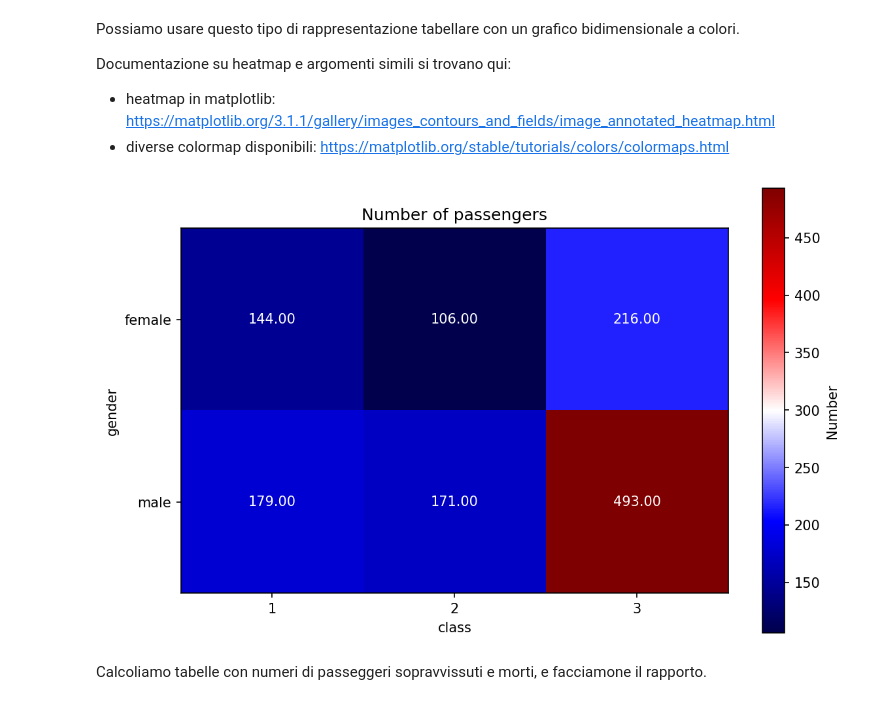
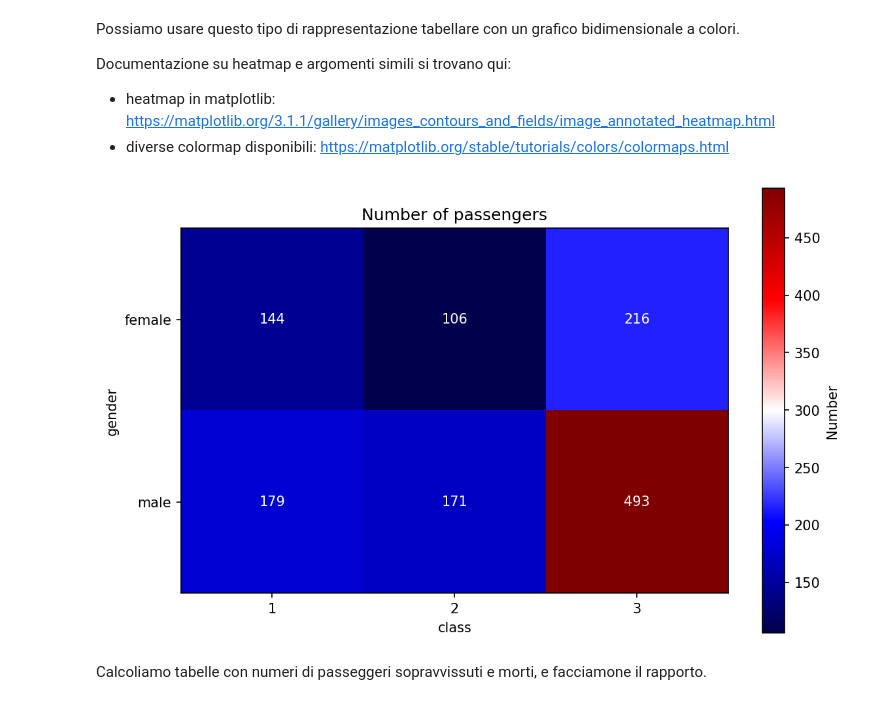
Before and after one commit to lucalista/analisi-dati-2023, a Jupyter notebook: 03.03.00__Titanic.ipynb, the cells around one changed output. Cells and saved outputs as stored; diff of their text form; code cells hidden in the pictures.

````diff
--- a/03.03.00__Titanic.ipynb
+++ b/03.03.00__Titanic.ipynb
@@ -359,8 +386,8 @@ plt.show()
 Nei grafici sopra abbiamo rappresentato gli istogrammi con una larghezza pari al numero di persone in ciascuna categoria (maschi o femmine; 1^, 2^, o 3^ classe). Sull'asse verticale abbiamo rappresentato la frazione, ovvero, per come l'abbiamo definita, la probabilità dell'esito (sopravvissuto o morto). **Ciasuno dei rettangoli ha l'area proporzionale al numero di persone in ciascuna categoria**. In un istogramma classico, invece, il numero di persone è rappresentato come altezza della barra.
 # %%
 cat_years = 5
-df['age_cat'] = (np.floor(df['age']/cat_years)*cat_years+cat_years/2)
-df['age_cat'].value_counts().sort_index()
+df['age_cat'] = (np.floor(df.age/cat_years)*cat_years + cat_years/2)
+df.age_cat.value_counts().sort_index()
 # %% [output]
 2.5      51
 7.5      31
@@ -495,8 +524,8 @@ print(idx0.size, idx1.size)
 # %% [markdown]
 I valori possono essere riorganizzati in tabella usando la funzione [```unstack```](https://pandas.pydata.org/pandas-docs/stable/reference/api/pandas.DataFrame.unstack.html).
 # %%
-map =sex_pclass.unstack(level=1)
-map
+xtable = sex_pclass.unstack(level = 1)
+xtable
 # %% [output]
 | pclass | 1 | 2 | 3 |
 | sex |  |  |  |
@@ -520,25 +549,25 @@ Documentazione su heatmap e argomenti simili si trovano qui:
 * diverse colormap disponibili:
     https://matplotlib.org/stable/tutorials/colors/colormaps.html
 # %%
-def plot_map(map, title, label):
+def plot_map(xtable, title, label, format_str='{:.02f}'):
     fig, ax = plt.subplots(figsize=(9, 6), dpi=150)
-    im=ax.imshow(map, cmap='seismic')
+    im = ax.imshow(xtable, cmap='seismic')
     ax.set_xticks(np.arange(idx1.size))
     ax.set_xticklabels(idx1)
     ax.set_yticks(np.arange(idx0.size))
     ax.set_yticklabels(idx0)
     ax.set_xlabel('class')
     ax.set_ylabel('gender')
     for i in range(idx0.size):
         for j in range(idx1.size):
-            text = ax.text(j, i, '{:.02f}'.format(map.iloc[i, j]), ha="center", va="center", color="white")
+            text = ax.text(j, i, format_str.format(xtable.iloc[i, j]), ha="center", va="center", color="white")
     ax.set_title(title)
     cbar = ax.figure.colorbar(im)
     cbar.set_label(label)
     fig.show()
-plot_map(map, 'Number of passengers','Number')
+plot_map(xtable, 'Number of passengers','Number', '{:.0f}')
 # %% [output]
-[figure, old version]
+[figure, new version]
 # %% [markdown]
 Calcoliamo tabelle con numeri di passeggeri sopravvissuti e morti, e facciamone il rapporto.
 # %%
````
Also changed, not shown: parts of 33 cells of this notebook.
